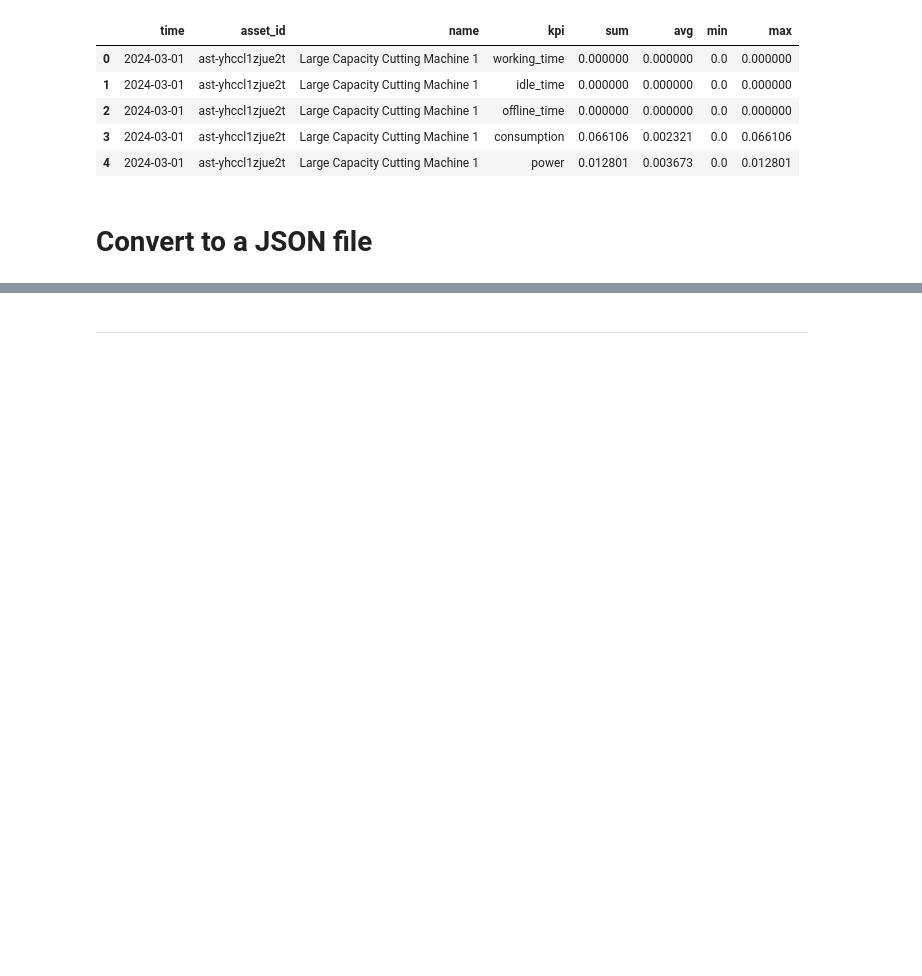
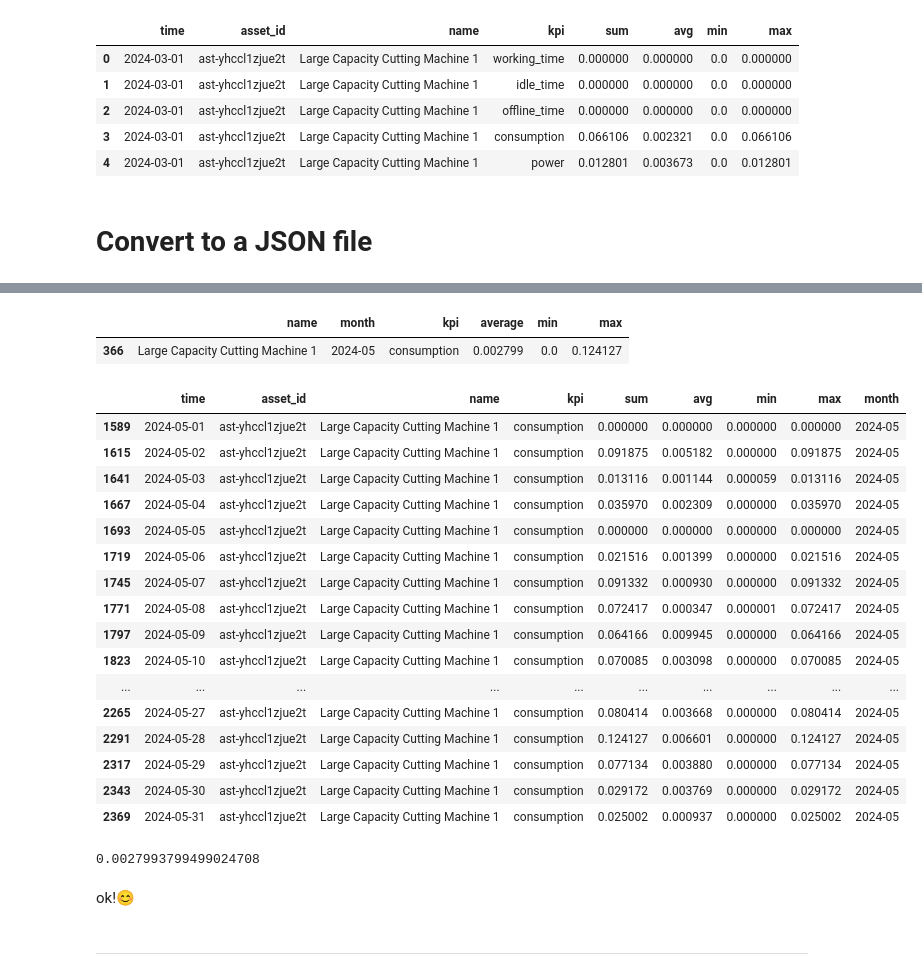
Before and after one commit to sa-team-d/rag, a Jupyter notebook: data.ipynb, the cells around one changed output, grey strips where cells are left out. Cells and saved outputs as stored; diff of their text form; code cells hidden in the pictures; blank space fills up the shorter version.

```diff
--- a/data.ipynb
+++ b/data.ipynb
@@ -145,0 +152,6 @@ with open('dataset/smart_app_data.json', 'w') as f:
+# %%
+# Assuming `df` is the DataFrame we previously worked with
+# Convert the "time" column to a datetime format and extract the month in YYYY-MM format
+df['month'] = pd.to_datetime(df['time']).dt.to_period('M').astype(str)
+
+df.head()
@@ -145,0 +181,37 @@ with open('dataset/smart_app_data.json', 'w') as f:
+# %%
+# to check if the data is correct we can visualize the avg consumption for machine Large Capacity Cutting Machine 1 in the month of 2024-05
+# and then calculate manually the avg consumption over this month and compare it with the value in the dataframe
+
+# the value should be: 0.002799 as can be seen below
+monthly_summary_df[(monthly_summary_df['name'] == 'Large Capacity Cutting Machine 1') & (monthly_summary_df['month'] == '2024-05') & (monthly_summary_df['kpi'] == 'consumption')]
+# %% [output]
+|  | name | month | kpi | average | min | max |
+| 366 | Large Capacity Cutting Machine 1 | 2024-05 | consumption | 0.002799 | 0.0 | 0.124127 |
+# %%
+# let's visualize the avg consumption for machine Large Capacity Cutting Machine 1 in the month of 2024-05 using df
+df[(df['name'] == 'Large Capacity Cutting Machine 1') & (df['month'] == '2024-05') & (df['kpi'] == 'consumption')]
+# %% [output]
+|  | time | asset_id | name | kpi | sum | avg | min | max | month |
+| 1589 | 2024-05-01 | ast-yhccl1zjue2t | Large Capacity Cutting Machine 1 | consumption | 0.000000 | 0.000000 | 0.000000 | 0.000000 | 2024-05 |
+| 1615 | 2024-05-02 | ast-yhccl1zjue2t | Large Capacity Cutting Machine 1 | consumption | 0.091875 | 0.005182 | 0.000000 | 0.091875 | 2024-05 |
+| 1641 | 2024-05-03 | ast-yhccl1zjue2t | Large Capacity Cutting Machine 1 | consumption | 0.013116 | 0.001144 | 0.000059 | 0.013116 | 2024-05 |
+| 1667 | 2024-05-04 | ast-yhccl1zjue2t | Large Capacity Cutting Machine 1 | consumption | 0.035970 | 0.002309 | 0.000000 | 0.035970 | 2024-05 |
+| 1693 | 2024-05-05 | ast-yhccl1zjue2t | Large Capacity Cutting Machine 1 | consumption | 0.000000 | 0.000000 | 0.000000 | 0.000000 | 2024-05 |
+| 1719 | 2024-05-06 | ast-yhccl1zjue2t | Large Capacity Cutting Machine 1 | consumption | 0.021516 | 0.001399 | 0.000000 | 0.021516 | 2024-05 |
+| 1745 | 2024-05-07 | ast-yhccl1zjue2t | Large Capacity Cutting Machine 1 | consumption | 0.091332 | 0.000930 | 0.000000 | 0.091332 | 2024-05 |
+| 1771 | 2024-05-08 | ast-yhccl1zjue2t | Large Capacity Cutting Machine 1 | consumption | 0.072417 | 0.000347 | 0.000001 | 0.072417 | 2024-05 |
+| 1797 | 2024-05-09 | ast-yhccl1zjue2t | Large Capacity Cutting Machine 1 | consumption | 0.064166 | 0.009945 | 0.000000 | 0.064166 | 2024-05 |
+| 1823 | 2024-05-10 | ast-yhccl1zjue2t | Large Capacity Cutting Machine 1 | consumption | 0.070085 | 0.003098 | 0.000000 | 0.070085 | 2024-05 |
+| ... | ... | ... | ... | ... | ... | ... | ... | ... | ... |
+| 2265 | 2024-05-27 | ast-yhccl1zjue2t | Large Capacity Cutting Machine 1 | consumption | 0.080414 | 0.003668 | 0.000000 | 0.080414 | 2024-05 |
+| 2291 | 2024-05-28 | ast-yhccl1zjue2t | Large Capacity Cutting Machine 1 | consumption | 0.124127 | 0.006601 | 0.000000 | 0.124127 | 2024-05 |
+| 2317 | 2024-05-29 | ast-yhccl1zjue2t | Large Capacity Cutting Machine 1 | consumption | 0.077134 | 0.003880 | 0.000000 | 0.077134 | 2024-05 |
+| 2343 | 2024-05-30 | ast-yhccl1zjue2t | Large Capacity Cutting Machine 1 | consumption | 0.029172 | 0.003769 | 0.000000 | 0.029172 | 2024-05 |
+| 2369 | 2024-05-31 | ast-yhccl1zjue2t | Large Capacity Cutting Machine 1 | consumption | 0.025002 | 0.000937 | 0.000000 | 0.025002 | 2024-05 |
+# %%
+# calculate the mean of the avg column of the above dataframe
+df[(df['name'] == 'Large Capacity Cutting Machine 1') & (df['month'] == '2024-05') & (df['kpi'] == 'consumption')]['avg'].mean()
+# %% [output]
+0.0027993799499024708
+# %% [markdown]
+ok!😊
```
Also changed, not shown: parts of 7 cells of this notebook, 1 other file.
